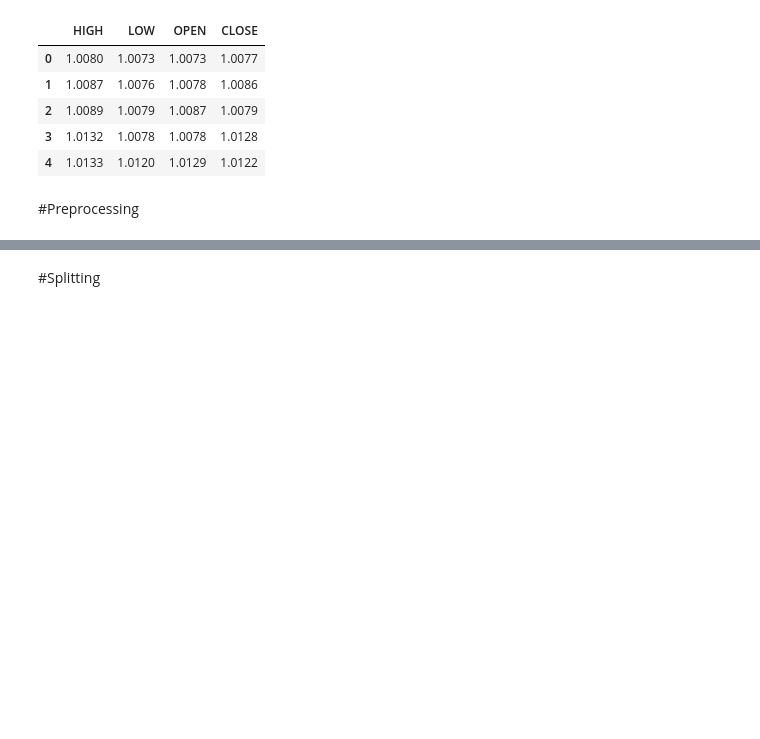
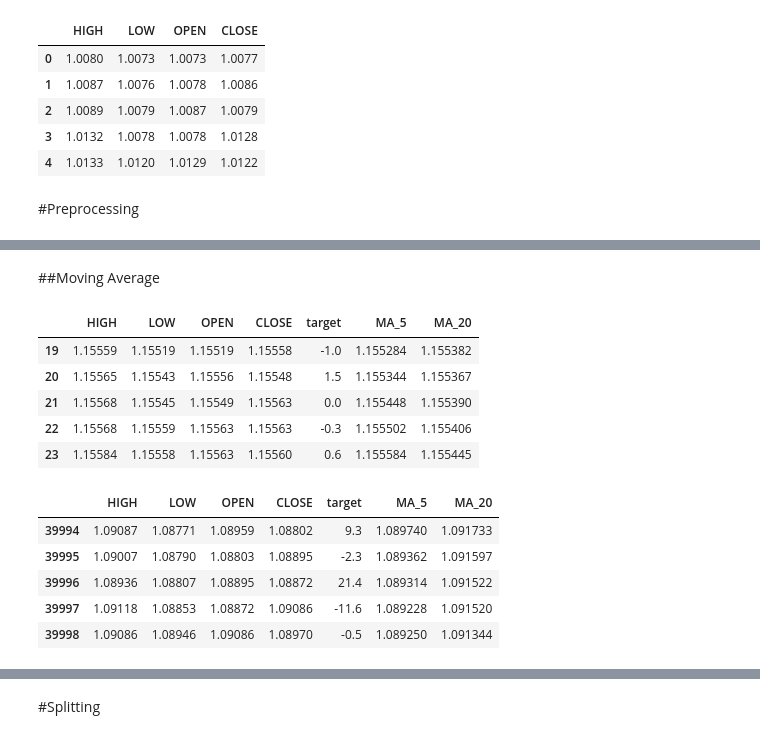
Before and after one commit to FaridRash/eurusd-regression-forecasting, a Jupyter notebook: Farid/Farid_1st.ipynb, the cells around one changed output, grey strips where cells are left out. Saved outputs shown, nothing was run; the diff lists cells and outputs as text; code cells hidden in the pictures; blank space fills up the shorter version.

```diff
--- a/Farid/Farid_1st.ipynb
+++ b/Farid/Farid_1st.ipynb
@@ -152,0 +85,2 @@ display(df_shrinked.tail())
+# %% [markdown]
+##Moving Average
@@ -153 +91,17 @@ display(df_shrinked.tail())
+# %%
+display(df_shrinked.head())
+display(df_shrinked.tail())
+# %% [output]
+|  | HIGH | LOW | OPEN | CLOSE | target | MA_5 | MA_20 |
+| 19 | 1.15559 | 1.15519 | 1.15519 | 1.15558 | -1.0 | 1.155284 | 1.155382 |
+| 20 | 1.15565 | 1.15543 | 1.15556 | 1.15548 | 1.5 | 1.155344 | 1.155367 |
+| 21 | 1.15568 | 1.15545 | 1.15549 | 1.15563 | 0.0 | 1.155448 | 1.155390 |
+| 22 | 1.15568 | 1.15559 | 1.15563 | 1.15563 | -0.3 | 1.155502 | 1.155406 |
+| 23 | 1.15584 | 1.15558 | 1.15563 | 1.15560 | 0.6 | 1.155584 | 1.155445 |
+|  | HIGH | LOW | OPEN | CLOSE | target | MA_5 | MA_20 |
+| 39994 | 1.09087 | 1.08771 | 1.08959 | 1.08802 | 9.3 | 1.089740 | 1.091733 |
+| 39995 | 1.09007 | 1.08790 | 1.08803 | 1.08895 | -2.3 | 1.089362 | 1.091597 |
+| 39996 | 1.08936 | 1.08807 | 1.08895 | 1.08872 | 21.4 | 1.089314 | 1.091522 |
+| 39997 | 1.09118 | 1.08853 | 1.08872 | 1.09086 | -11.6 | 1.089228 | 1.091520 |
+| 39998 | 1.09086 | 1.08946 | 1.09086 | 1.08970 | -0.5 | 1.089250 | 1.091344 |
 # %% [markdown]
```
Also changed, not shown: parts of 23 cells of this notebook.
